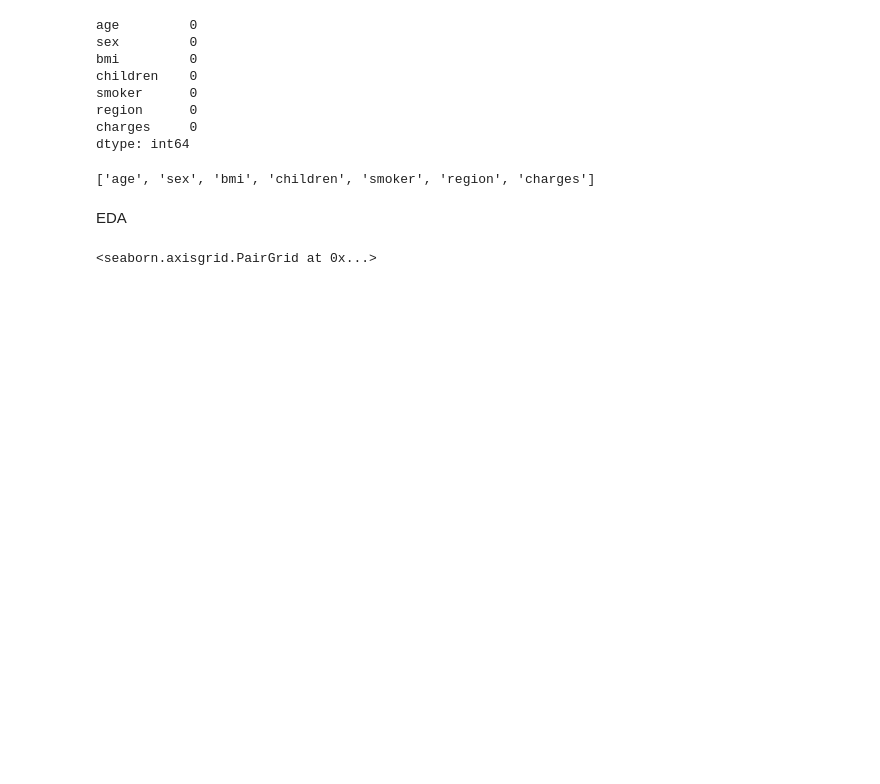
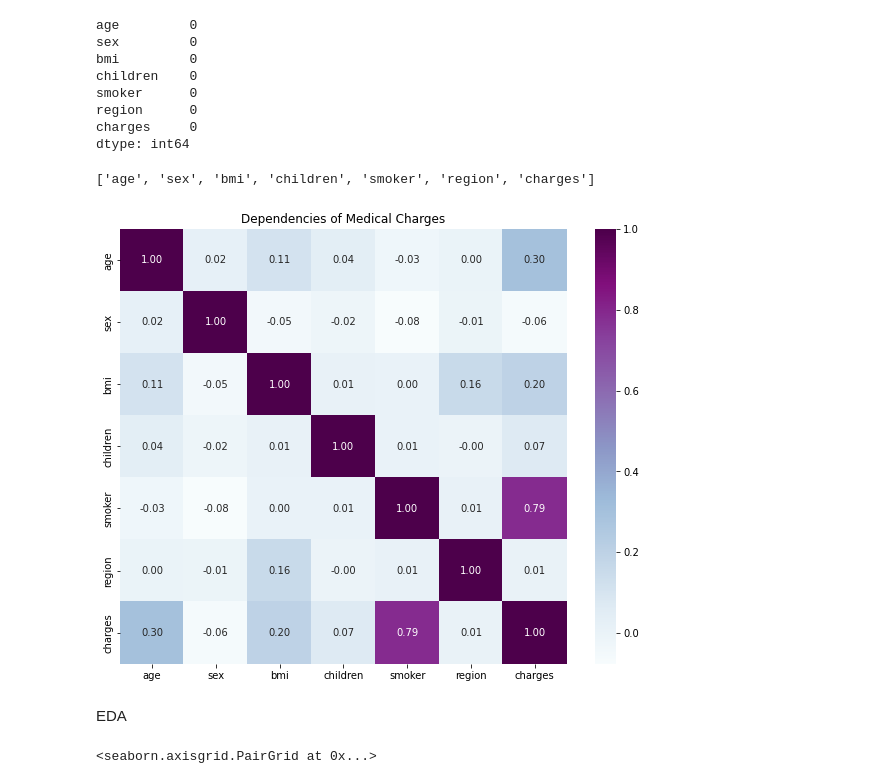
Before and after one commit to fahridika/DataScience, a Jupyter notebook: insurance_stackup.ipynb, the cells around one changed output. Saved outputs shown, nothing was run; the diff lists cells and outputs as text; code cells hidden in the pictures; blank space fills up the shorter version.

```diff
--- a/insurance_stackup.ipynb
+++ b/insurance_stackup.ipynb
@@ -62,6 +80,22 @@ dtype: int64
 df.columns.to_list()
 # %% [output]
 ['age', 'sex', 'bmi', 'children', 'smoker', 'region', 'charges']
+# %%
+clean_data = {'sex': {'male' : 0 , 'female' : 1} ,
+                 'smoker': {'no': 0 , 'yes' : 1},
+                   'region' : {'northwest':0, 'northeast':1,'southeast':2,'southwest':3}
+               }
+df_copy = df.copy()
+df_copy.replace(clean_data, inplace=True)
+# %%
+corr = df_copy.corr()
+fig, ax = plt.subplots(figsize=(10,8))
+sns.heatmap(corr,cmap='BuPu',annot=True,fmt=".2f",ax=ax)
+plt.title("Dependencies of Medical Charges")
+plt.savefig('')
+plt.show()
+# %% [output]
+[figure, added]
 # %% [markdown]
 EDA
 # %%
```
Also changed, not shown: parts of 7 cells of this notebook.
